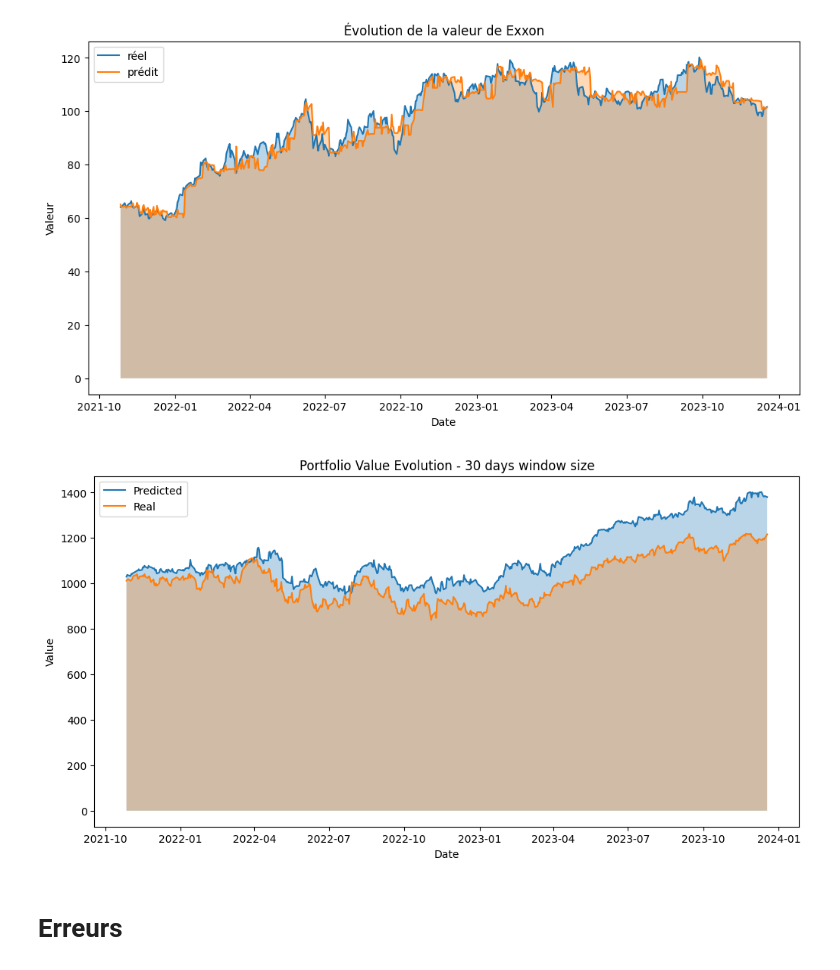
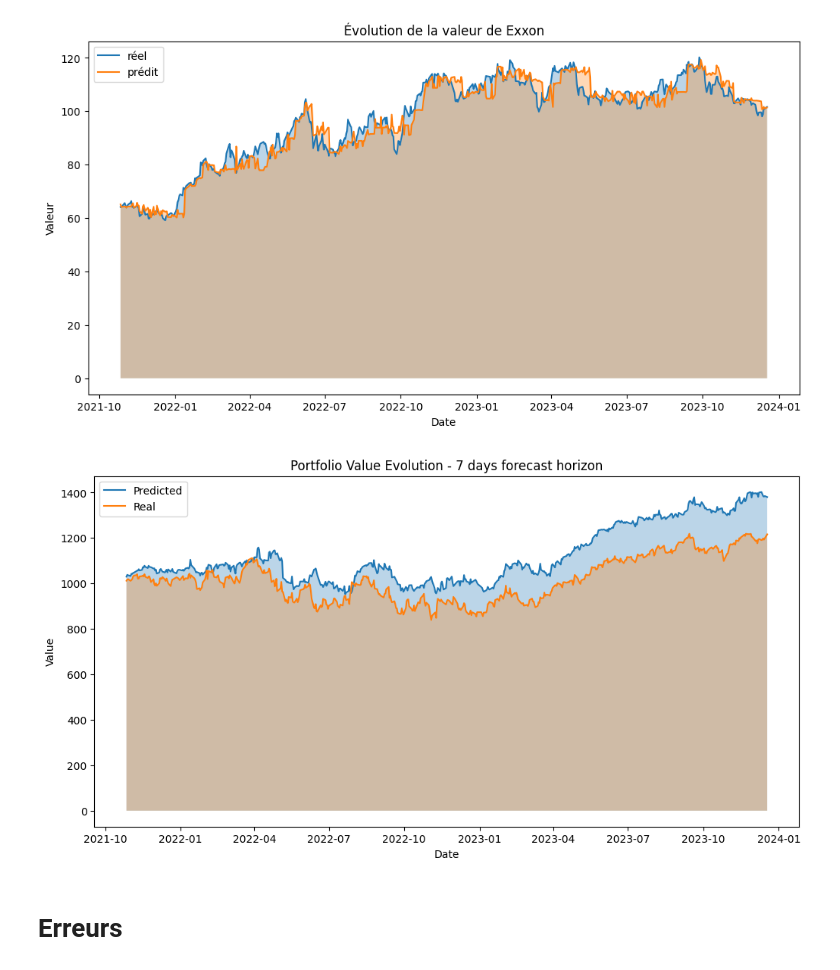
Before and after one commit to samuel-LP/Comparative-Sensitivity-Analysis-in-financial-forceasting, a Jupyter notebook: notebooks/forecast_horizon/XGB_Value_7.ipynb, the cells around one changed output. Drawn from its saved outputs; the diff is of its cells as text; code cells hidden in the pictures.

```diff
--- a/time_split/XGB_Value_30.ipynb
+++ b/notebooks/forecast_horizon/XGB_Value_7.ipynb
@@ -10,11 +10,11 @@ from LSTM_utils import compute_errors
 # %% [markdown]
 # Import des données
 # %%
-titres = {"Amazon": pd.read_csv("../data/AMZN.csv"),
-          "Berkshire": pd.read_csv("../data/BRK-B.csv"),
-          "Google": pd.read_csv("../data/GOOG.csv"),
-          "Microsoft": pd.read_csv("../data/MSFT.csv"),
-          "Exxon": pd.read_csv("../data/XOM.csv")}
+titres = {"Amazon": pd.read_csv("../../data/AMZN.csv"),
+          "Berkshire": pd.read_csv("../../data/BRK-B.csv"),
+          "Google": pd.read_csv("../../data/GOOG.csv"),
+          "Microsoft": pd.read_csv("../../data/MSFT.csv"),
+          "Exxon": pd.read_csv("../../data/XOM.csv")}
 # %% [markdown]
 # Modélisation
 # %%
@@ -57,20 +59,20 @@ for key, value in predictions.items() :
 # %%
 fig = plt.figure(figsize=(12, 6))
 
 plt.plot(ptf_avg.Date, ptf_avg['Predicted_Portfolio_Value'], label='Predicted')
 plt.fill_between(ptf_avg.Date, ptf_avg['Predicted_Portfolio_Value'], alpha=0.3)
 
 plt.plot(ptf_avg.Date, ptf_avg['Real_Portfolio_Value'], label='Real')
 plt.fill_between(ptf_avg.Date, ptf_avg['Real_Portfolio_Value'], alpha=0.3)
 
-plt.title(f"Portfolio Value Evolution - 30 days window size")
+plt.title(f"Portfolio Value Evolution - 7 days forecast horizon")
 plt.xlabel('Date')
 plt.ylabel('Value')
 
 plt.legend()
 plt.show()
 # %% [output]
-[figure, old version]
+[figure, new version]
 # %% [markdown]
 # Erreurs
 # %%
```
Also changed, not shown: parts of 2 cells of this notebook, 47 other files.
